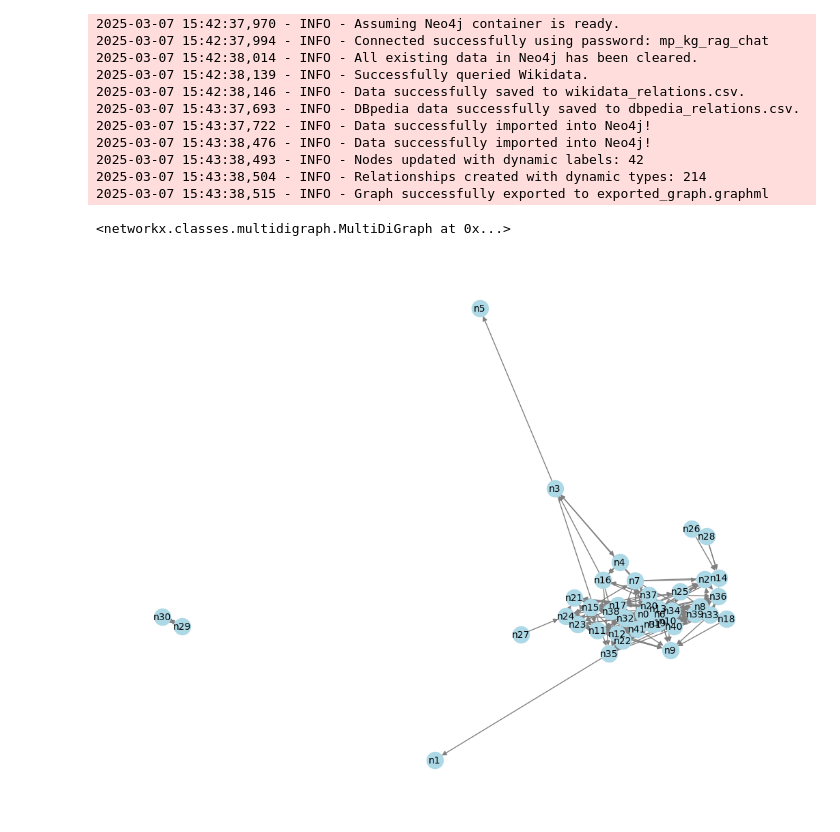
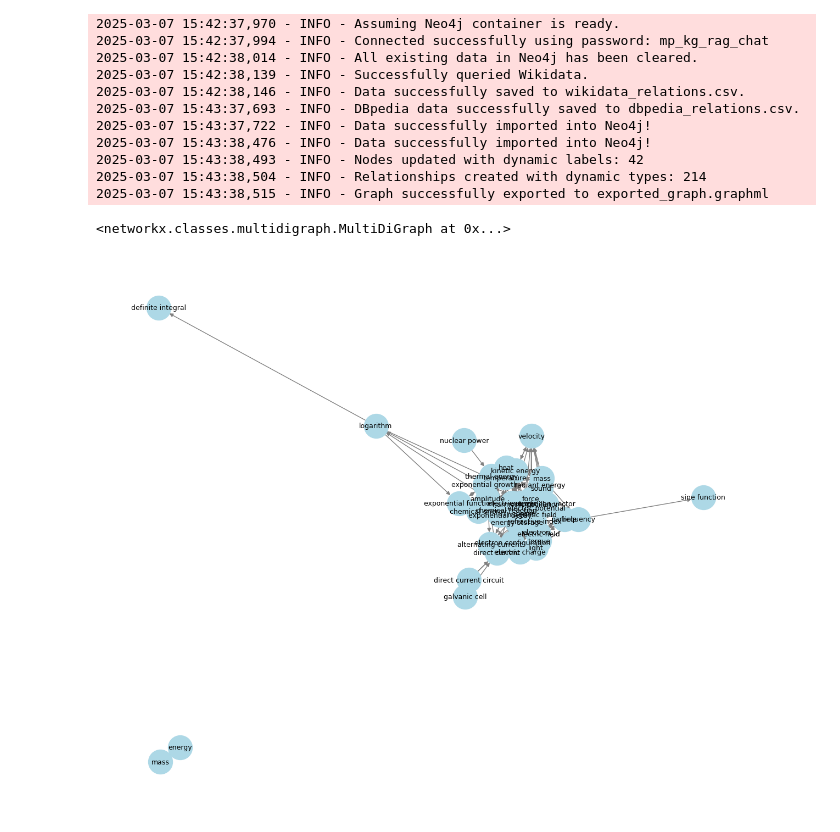
Before and after one commit to BertVos-79/STEM-KG, a Jupyter notebook: scripts/kg_construction/relation_extraction_kg_construction.ipynb, the cells around one changed output. Drawn from its saved outputs; the diff is of its cells as text; code cells hidden in the pictures.

Commit message:
Added labeled static graph visualization for GitHub

```diff
--- a/scripts/kg_construction/relation_extraction_kg_construction.ipynb
+++ b/scripts/kg_construction/relation_extraction_kg_construction.ipynb
@@ -659,52 +659,50 @@ if __name__ == "__main__":
 # %%
 import dash
 import dash_cytoscape as cyto
 from dash import html
 import networkx as nx
 import matplotlib.pyplot as plt
 from IPython.display import display
 
 def nx_to_elements(G):
     # Convert NetworkX nodes to Cytoscape node elements
     nodes = [
         {'data': {'id': str(n), 'label': G.nodes[n].get('name', str(n))}}
         for n in G.nodes()
     ]
     # Convert edges to Cytoscape edge elements
     edges = [
         {'data': {'source': str(u), 'target': str(v)}}
         for u, v in G.edges()
     ]
     return nodes + edges
 
-# Load your graph from the exported GraphML file
+# Load graph from the exported GraphML file
 G = nx.read_graphml("exported_graph.graphml")
 
-# Display the graph object in Jupyter Notebook
+# Display graph object in Jupyter Notebook
 display(G)
 
-# Save and display a static image of the graph (for GitHub & non-interactive viewing)
-plt.figure(figsize=(10, 8))
-nx.draw(G, with_labels=True, node_color='lightblue', edge_color='gray', font_size=10)
-plt.savefig("graph_visualization.png")  # Save as an image
-plt.show()  # Show the image in the notebook
+# Create figure and draw the graph
+plt.figure(figsize=(12, 10))
 
-# Convert to Cytoscape format
-elements = nx_to_elements(G)
+# Define a layout
+pos = nx.spring_layout(G, seed=42)  # Adjust layout for better spacing
 
-# Create a Dash app with Cytoscape component
-app = dash.Dash(__name__)
-app.layout = html.Div([
-    cyto.Cytoscape(
-        id='cytoscape',
-        elements=elements,
-        layout={'name': 'cose'},  # 'cose' layout is good for force-directed graphs
-        style={'width': '100%', 'height': '600px'}
-    )
-])
+# Draw nodes and edges
+nx.draw(G, pos, with_labels=False, node_size=1000, node_color='lightblue', edge_color='gray', font_size=10)
 
-if __name__ == '__main__':
-    app.run_server(debug=True)
+# Add node labels
+node_labels = {node: G.nodes[node].get('name', node) for node in G.nodes()}
+nx.draw_networkx_labels(G, pos, labels=node_labels, font_size=9, font_color='black')
+
+# Add edge labels
+# edge_labels = {(u, v): f"{u}→{v}" for u, v in G.edges()}
+# nx.draw_networkx_edge_labels(G, pos, edge_labels=edge_labels, font_size=7, font_color='red')
+
+# Save the figure
+plt.savefig("graph_visualization.png", dpi=300, bbox_inches="tight")  # High-quality PNG
+plt.show()
 # %% [output]
 <networkx.classes.multidigraph.MultiDiGraph at 0x...>
-[figure, old version]
+[figure, new version]
```
Also changed, not shown: parts of 1 cell of this notebook, 1 other file.
